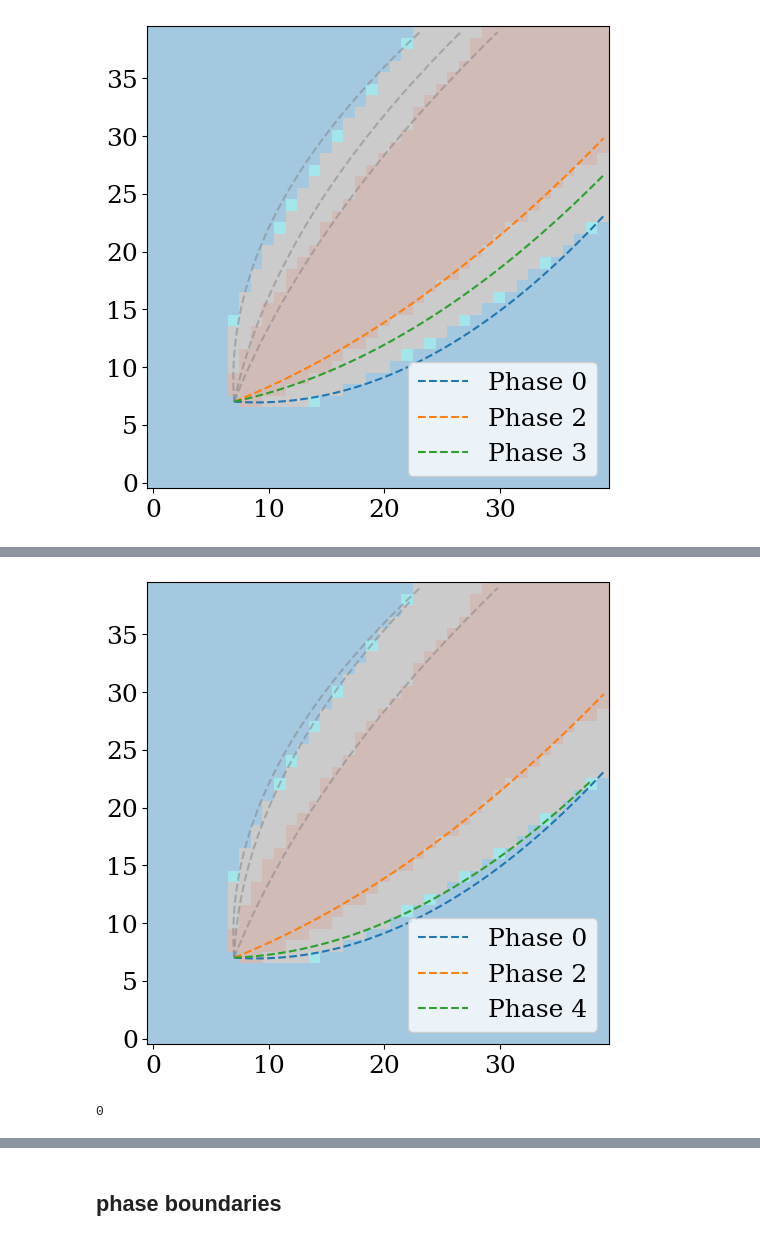
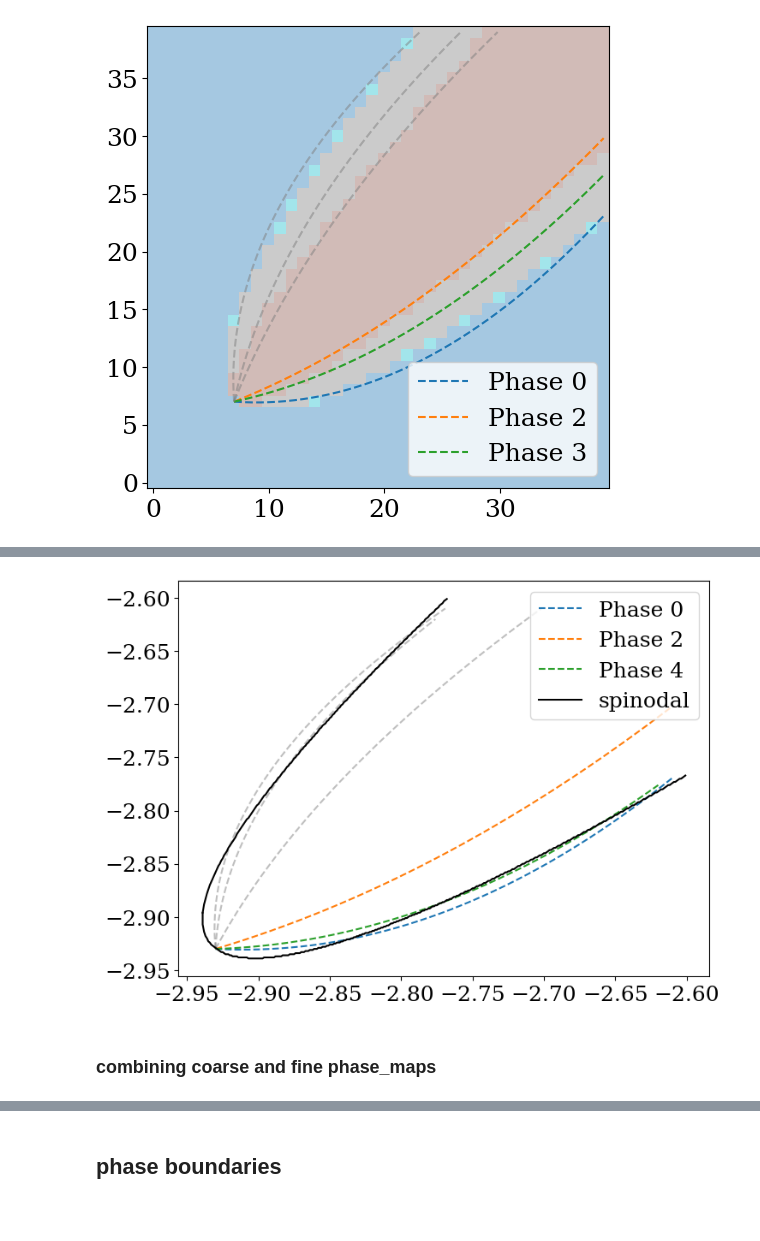
Before and after one commit to tmhabte/wlcsim_membrane, a Jupyter notebook: binder_diblock/paper_figures_dev.ipynb, the cells around one changed output, grey strips where cells are left out. Drawn from its saved outputs; the diff is of its cells as text; code cells hidden in the pictures; blank space fills up the shorter version.

```diff
--- a/binder_diblock/paper_figures_dev.ipynb
+++ b/binder_diblock/paper_figures_dev.ipynb
@@ -1421,7 +1441,7 @@ from skimage.segmentation import find_boundaries
 phase_map = phases.astype(int)
 
 plt.figure(figsize=(8, 6))
-plt.imshow(phase_map, origin='lower', cmap='tab10', alpha=0.4)
+# plt.imshow(phase_map, origin='lower', cmap='tab10', alpha=0.4)
 
 # Step 1: Find the common diagonal intersection point (where phase_map goes from 0 to non-zero)
 diag_indices = np.arange(min(phase_map.shape))  # (0,0), (1,1), ...
@@ -1478,34 +1498,46 @@ for phase in unique_phases:
     # Force curve to meet diagonal point
     x_fit = np.append(x[upper_mask], diag_meeting_x)
     y_fit = np.append(y[upper_mask], diag_meeting_y)
 
     sort_idx = np.argsort(x_fit)
     x_fit = x_fit[sort_idx]
     y_fit = y_fit[sort_idx]
 
     try:
         x_shifted = x_fit - diag_meeting_x
         y_shifted = y_fit - diag_meeting_y
 
         X_design = np.vstack([x_shifted**2, x_shifted]).T
         coeffs_no_const, _, _, _ = np.linalg.lstsq(X_design, y_shifted, rcond=None)
 
         def poly_shifted(x): return coeffs_no_const[0] * x**2 + coeffs_no_const[1] * x
 
         x_plot_shifted = np.linspace(x_shifted.min(), x_shifted.max(), 300)
         y_plot_shifted = poly_shifted(x_plot_shifted)
 
         x_plot = x_plot_shifted + diag_meeting_x
         y_plot = y_plot_shifted + diag_meeting_y
+        x_plot_vals = np.interp(x_plot, np.arange(len(mu2_arr)), mu2_arr)
+        y_plot_vals = np.interp(y_plot, np.arange(len(mu1_arr)), mu1_arr)
+        if np.max(np.abs(y_plot)) < 2 * phase_map.shape[0]:
+            plt.plot(x_plot_vals, y_plot_vals, linestyle='--', label=f'Phase {phase}')
+            plt.plot(y_plot_vals, x_plot_vals, linestyle='--', color='gray', alpha=0.5)
 
-        if np.max(np.abs(y_plot)) < 2 * phase_map.shape[0]:
-            plt.plot(x_plot, y_plot, linestyle='--', label=f'Phase {phase}')
-            plt.plot(y_plot, x_plot, linestyle='--', color='gray', alpha=0.5)
+            # plt.plot(x_plot, y_plot, linestyle='--', label=f'Phase {phase}')
+            # plt.plot(y_plot, x_plot, linestyle='--', color='gray', alpha=0.5)
     except Exception as e:
         print(f"Fit failed for Phase {phase}: {e}")
 
+x_fine_sl = np.arange(np.min(spin_left[:,0]), np.max(spin_left[:,0]), .01)
+x_fine_sr = np.arange(np.min(spin_right[:,0]), np.max(spin_right[:,0]), .01)
+
+
+plt.plot(spin_left_app[:,0], spin_left_app[:,1], color = "black", label = "spinodal")
+plt.plot(spin_right[:,0], spin_right[:,1], color = "black")
 # plt.scatter(9,8)
 plt.legend()
 plt.show()
 # %% [output]
-[figure, old version]
+[figure, new version]
+# %% [markdown]
+### combining coarse and fine phase_maps
@@ -1512,4 +1618,3 @@ plt.show()
 # %%
-phase_map[8,8]
+mu1_coarse_grid, mu2_coarse_grid = np.meshgrid(mu1_arr_coarse, mu2_arr_coarse, indexing='ij')
+mu1_fine_grid, mu2_fine_grid = np.meshgrid(mu1_arr_fine, mu2_arr_fine, indexing='ij')
-# %% [output]
-0
```
Also changed, not shown: parts of 12 cells of this notebook, 2 other files.
